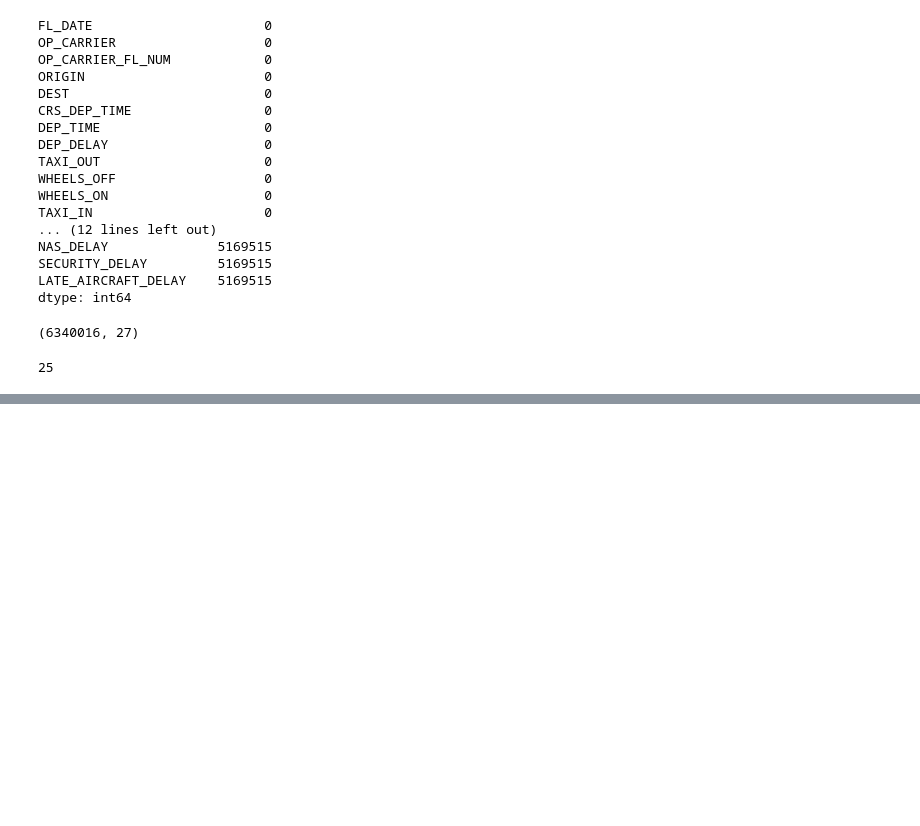
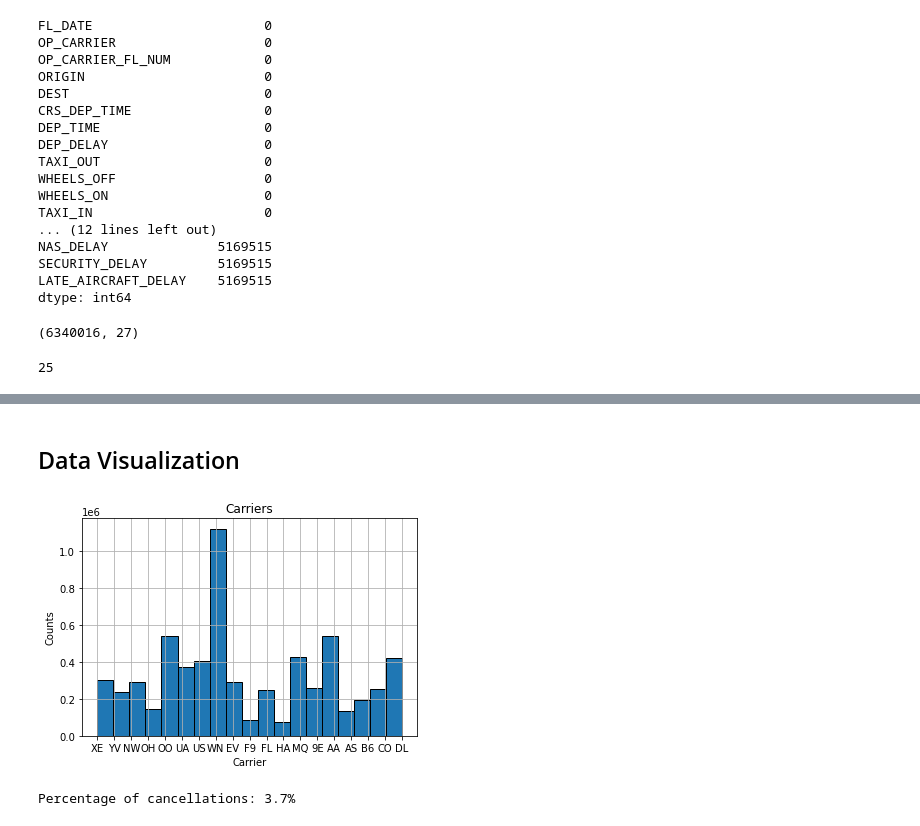
Before and after one commit to nachiketkhambhati/Airport-Performance-Analysis, a Jupyter notebook: aiport_performance.ipynb, the cells around one changed output, grey strips where cells are left out. Drawn from its saved outputs; the diff is of its cells as text; code cells hidden in the pictures; blank space fills up the shorter version.

Commit message:
Data visualization

```diff
--- a/aiport_performance.ipynb
+++ b/aiport_performance.ipynb
@@ -153,0 +150,22 @@ dtype: int64
+# %% [markdown]
+## Data Visualization
+# %%
+# Visualize the distribution of carriers
+
+carrierslist = df_2009["OP_CARRIER"].tolist()
+plt.figure(facecolor="white")
+plt.title("Carriers")
+plt.xlabel("Carrier")
+plt.ylabel("Counts")
+plt.hist(x=carrierslist, edgecolor="black", bins=19)
+plt.grid(True)
+plt.savefig("carriers.png")
+plt.show()
+# %% [output]
+[figure, added]
+# %%
+# Find percentage of cancelled flights
+percent_cancelled = (df_2009["CANCELLED"] == 1).size / df_2009.size
+print(f"Percentage of cancellations: {round(percent_cancelled * 100, 2)}%")
+# %% [output]
+Percentage of cancellations: 3.7%
```
Also changed, not shown: parts of 2 cells of this notebook, 2 other files.
